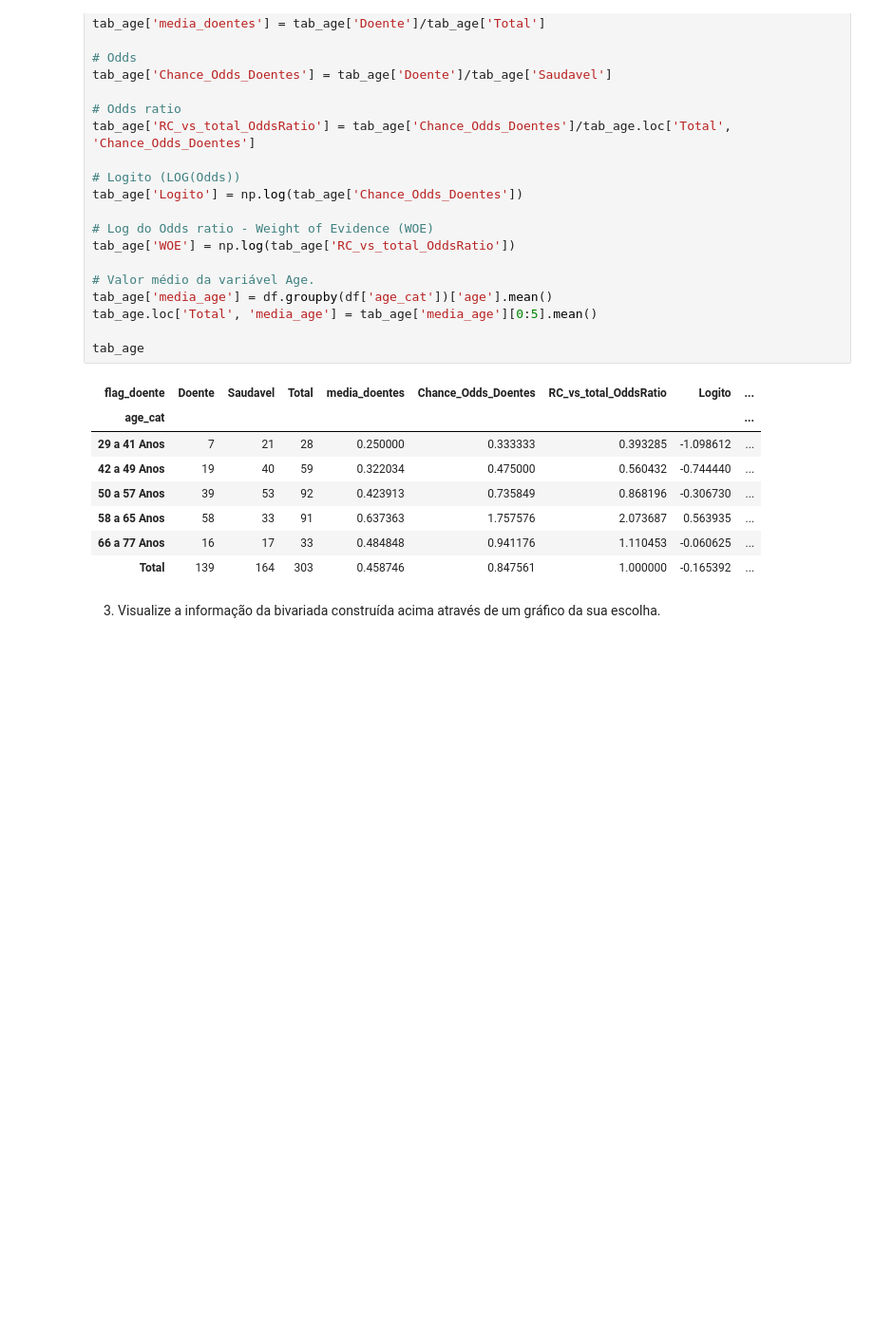
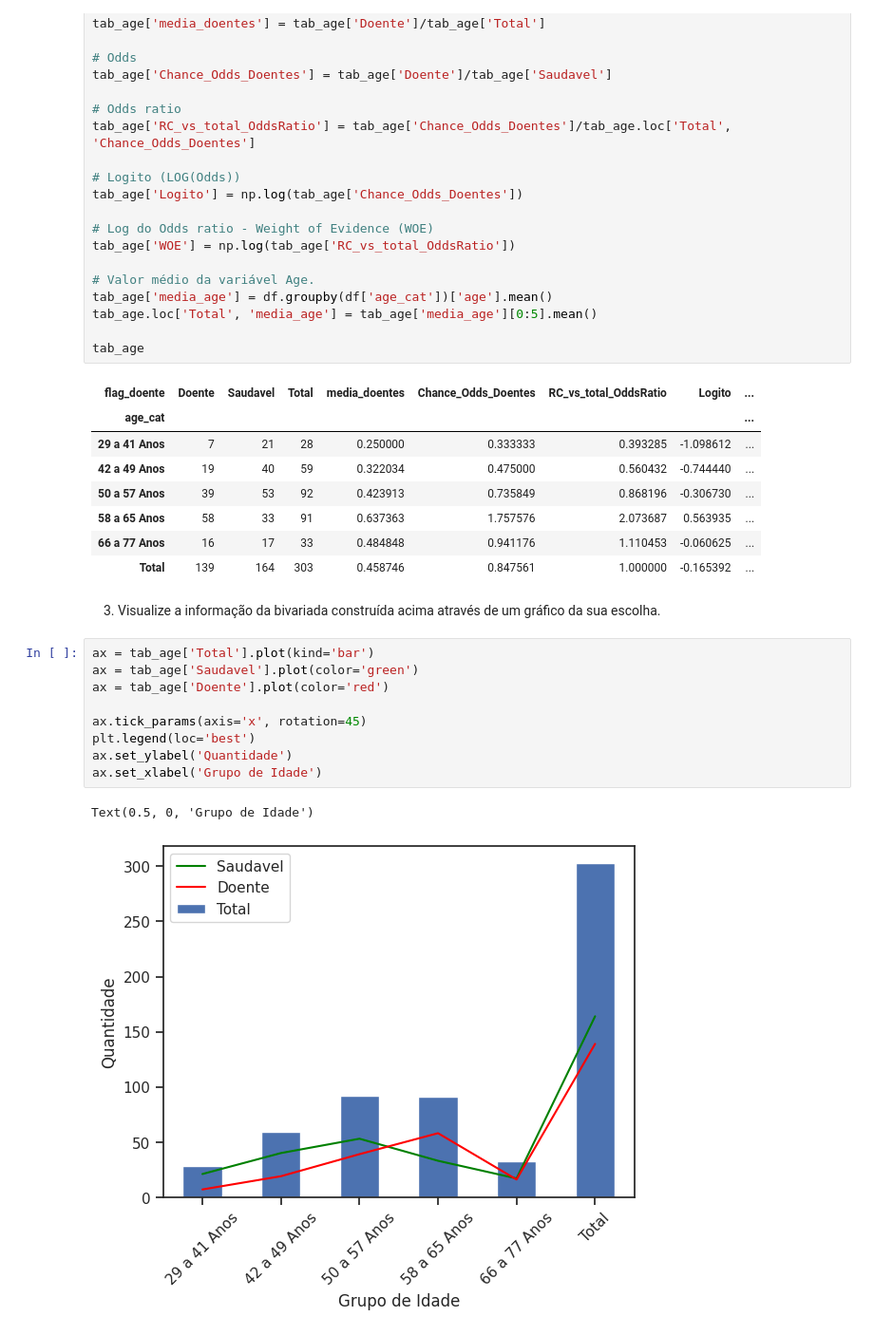
Before and after one commit to marceloaires7/EBAC-Aulas, a Jupyter notebook: Modulo18/notebooks/mod18_ex01_bivariada_logística.ipynb, the cells around one changed output. Shown at 95% size. Cells and saved outputs as stored; diff of their text form; blank space fills up the shorter version.

```diff
--- a/Modulo18/notebooks/mod18_ex01_bivariada_logística.ipynb
+++ b/Modulo18/notebooks/mod18_ex01_bivariada_logística.ipynb
@@ -196,3 +196,15 @@ tab_age
 | Total | 139 | 164 | 303 | 0.458746 | 0.847561 | 1.000000 | -0.165392 | ... |
 # %% [markdown]
 3. Visualize a informação da bivariada construída acima através de um gráfico da sua escolha.
+# %%
+ax = tab_age['Total'].plot(kind='bar')
+ax = tab_age['Saudavel'].plot(color='green')
+ax = tab_age['Doente'].plot(color='red')
+
+ax.tick_params(axis='x', rotation=45)
+plt.legend(loc='best')
+ax.set_ylabel('Quantidade')
+ax.set_xlabel('Grupo de Idade')
+# %% [output]
+Text(0.5, 0, 'Grupo de Idade')
+[figure, added]
```
Also changed, not shown: 1 other file.
